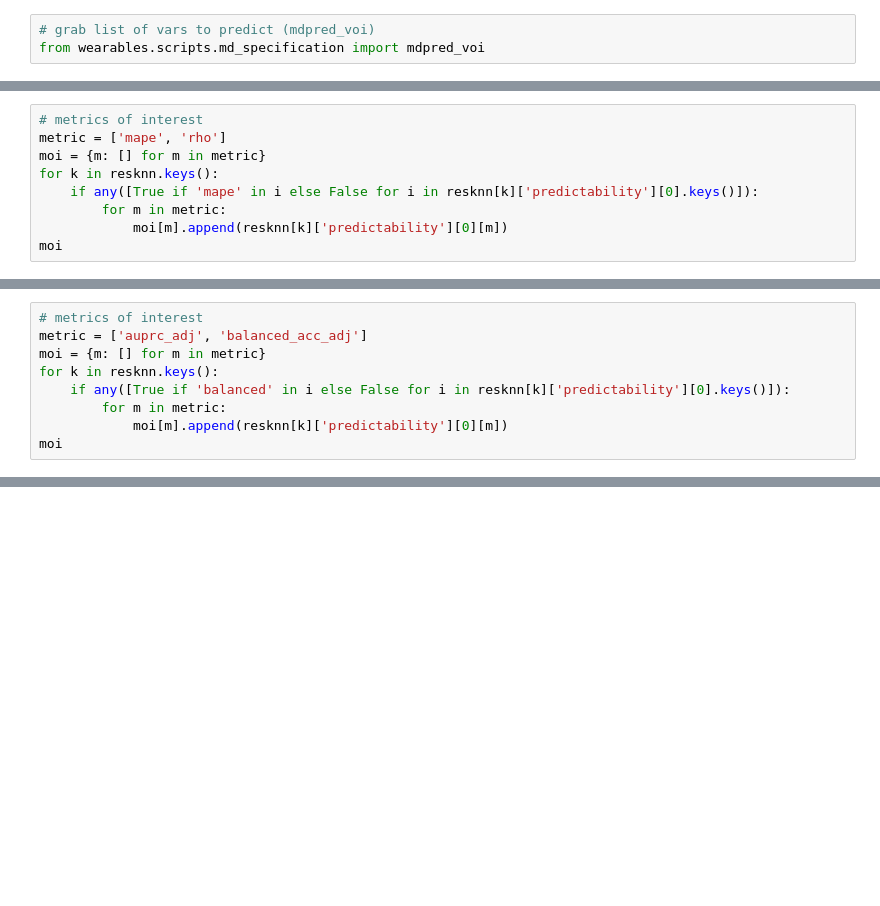
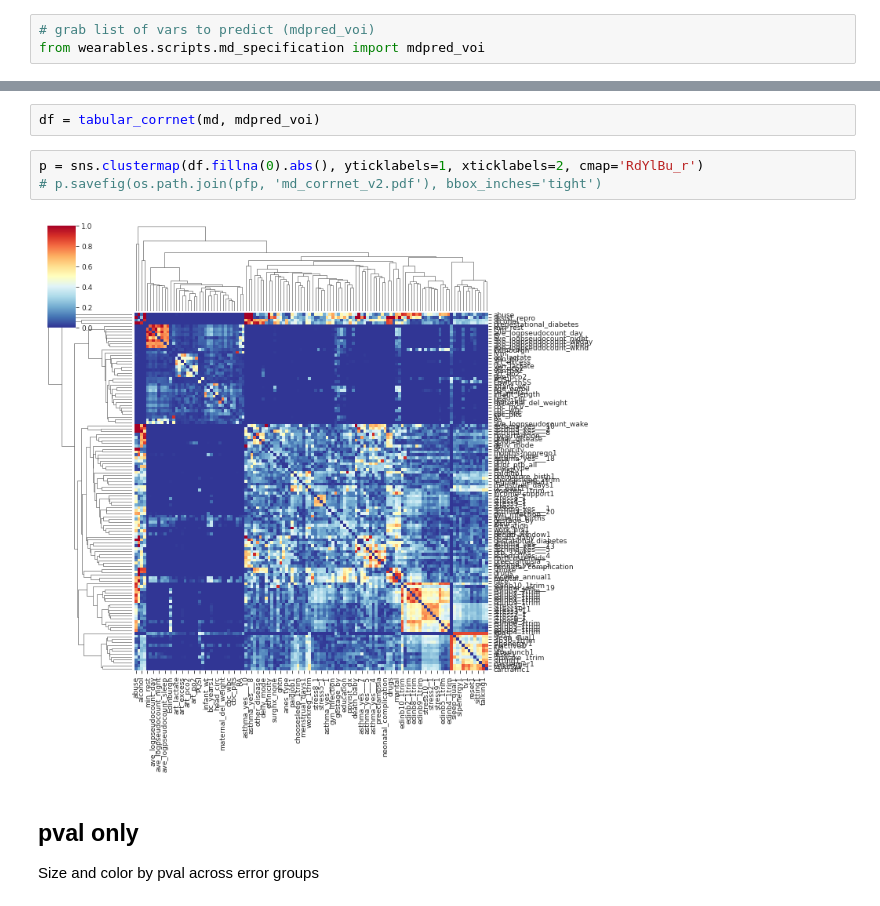
Before and after one commit to nealgravindra/wearables, a Jupyter notebook: notebooks/eval_error_analysis.ipynb, the cells around one changed output, grey strips where cells are left out. Saved outputs shown, nothing was run; the diff lists cells and outputs as text; blank space fills up the shorter version.

```diff
--- a/notebooks/eval_error_analysis.ipynb
+++ b/notebooks/eval_error_analysis.ipynb
@@ -589,9 +226,0 @@ if savefigs:
-# %%
-# metrics of interest
-metric = ['mape', 'rho']
-moi = {m: [] for m in metric}
-for k in resknn.keys():
-    if any([True if 'mape' in i else False for i in resknn[k]['predictability'][0].keys()]):
-        for m in metric:
-            moi[m].append(resknn[k]['predictability'][0][m])
-moi
@@ -616,9 +226,0 @@ moi
-# %%
-# metrics of interest
-metric = ['auprc_adj', 'balanced_acc_adj']
-moi = {m: [] for m in metric}
-for k in resknn.keys():
-    if any([True if 'balanced' in i else False for i in resknn[k]['predictability'][0].keys()]):
-        for m in metric:
-            moi[m].append(resknn[k]['predictability'][0][m])
-moi
@@ -664,0 +307,11 @@ resknn['ptb_37wks']
+# %%
+df = tabular_corrnet(md, mdpred_voi)
+# %%
+p = sns.clustermap(df.fillna(0).abs(), yticklabels=1, xticklabels=2, cmap='RdYlBu_r')
+# p.savefig(os.path.join(pfp, 'md_corrnet_v2.pdf'), bbox_inches='tight')
+# %% [output]
+[figure, added]
+# %% [markdown]
+## pval only
+
+Size and color by pval across error groups
```
Also changed, not shown: parts of 39 cells of this notebook, 9 other files.
